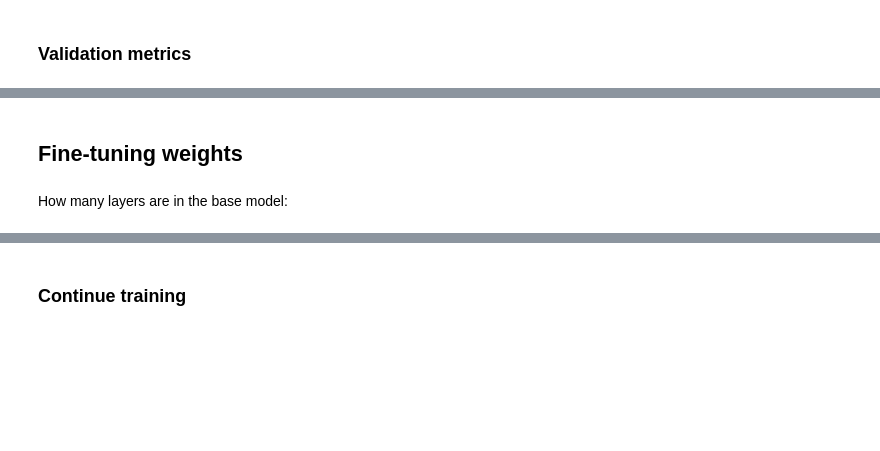
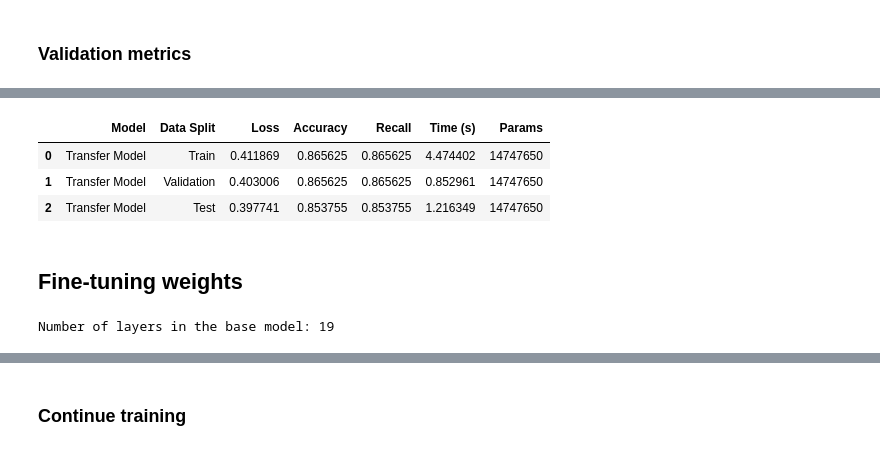
Before and after one commit to melissaortegaa/monografia, a Jupyter notebook: 03_transfer_learning.ipynb, the cells around one changed output, grey strips where cells are left out. Cells and saved outputs as stored; diff of their text form; code cells hidden in the pictures; blank space fills up the shorter version.

```diff
--- a/03_transfer_learning.ipynb
+++ b/03_transfer_learning.ipynb
@@ -735,0 +640,29 @@ print("Test accuracy: ", test_score[1])
+# %%
+# Create a DataFrame to store the results
+results_df = pd.DataFrame(columns=['Model', 'Data Split', 'Loss', 'Accuracy', 'Recall', 'Time (s)', 'Params'])
+
+# Evaluate the model on the training set
+start_eval_time = time.time()
+train_score = transfer_model.evaluate(train_generator, steps=VALIDATION_STEPS, verbose=1)
+end_eval_time = time.time()
+eval_time = end_eval_time - start_eval_time
+params = transfer_model.count_params()
+results_df.loc[len(results_df)] = ['Transfer Model', 'Train', train_score[0], train_score[1], train_score[2], eval_time, params]
+
+# Evaluate the model on the validation set
+start_eval_time = time.time()
+valid_score = transfer_model.evaluate(validation_generator, steps=VALIDATION_STEPS, verbose=1)
+end_eval_time = time.time()
+eval_time = end_eval_time - start_eval_time
+results_df.loc[len(results_df)] = ['Transfer Model', 'Validation', valid_score[0], valid_score[1], valid_score[2], eval_time, params]
+
+# Evaluate the model on the test set
+start_eval_time = time.time()
+test_score = transfer_model.evaluate(test_generator, steps=VALIDATION_STEPS, verbose=1)
+end_eval_time = time.time()
+eval_time = end_eval_time - start_eval_time
+results_df.loc[len(results_df)] = ['Transfer Model', 'Test', test_score[0], test_score[1], test_score[2], eval_time, params]
+
+# Display the results DataFrame
+results_df
+# %% [output]
@@ -736,2 +672,6 @@ print("Test accuracy: ", test_score[1])
+|  | Model | Data Split | Loss | Accuracy | Recall | Time (s) | Params |
+| 0 | Transfer Model | Train | 0.411869 | 0.865625 | 0.865625 | 4.474402 | 14747650 |
+| 1 | Transfer Model | Validation | 0.403006 | 0.865625 | 0.865625 | 0.852961 | 14747650 |
+| 2 | Transfer Model | Test | 0.397741 | 0.853755 | 0.853755 | 1.216349 | 14747650 |
 # %% [markdown]
 ## Fine-tuning weights
@@ -741,7 +678,11 @@ base_model.trainable = True
-# %% [markdown]
-How many layers are in the base model:
 # %%
-f'Number of layers in the base model: {len(base_model.layers)}'
+# Unfreeze the base model
+base_model.trainable = True
+
+# How many layers are in the base model
+print(f"Number of layers in the base model: {len(base_model.layers)}")
+# %% [output]
+Number of layers in the base model: 19
 # %%
 # Fine-tune from this layer onwards
 start_fine_tuning_at = 12
```
Also changed, not shown: parts of 33 cells of this notebook.
